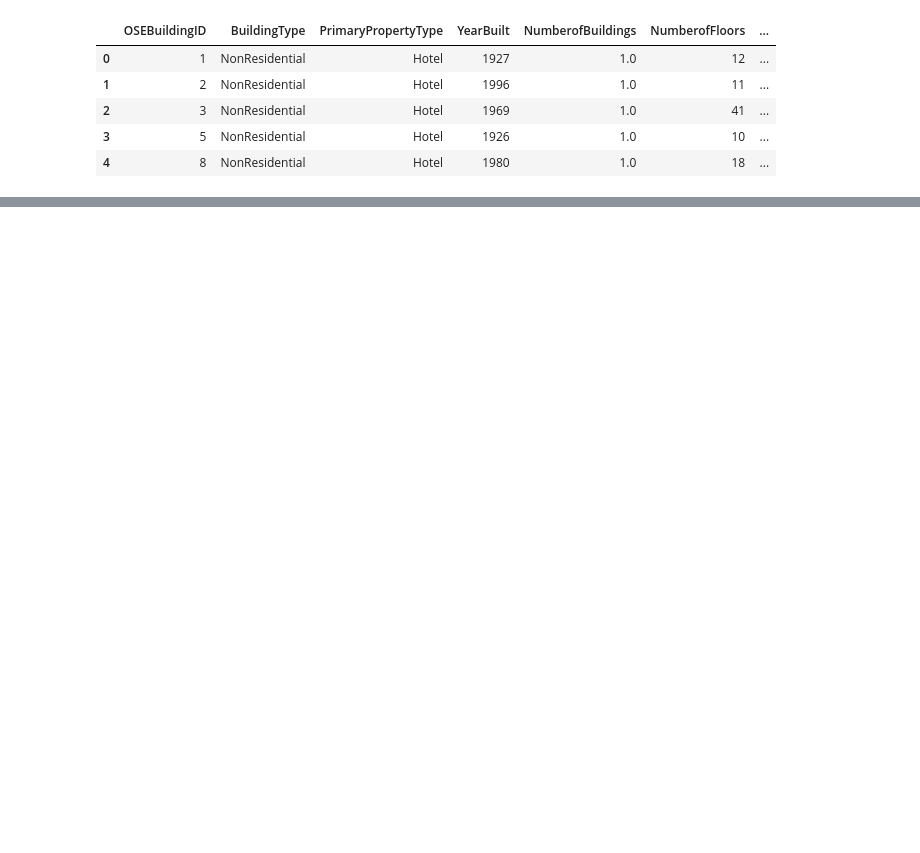
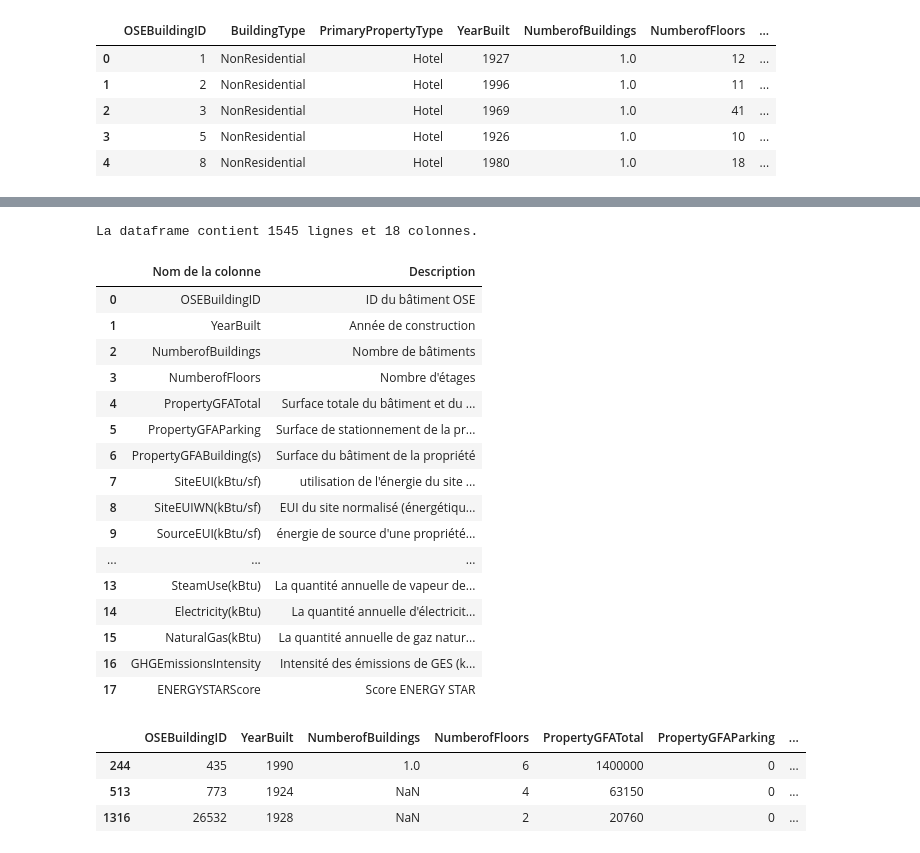
Before and after one commit to Vinyl-237/Anticipez-les-besoins-en-consommation-de-b-timents, a Jupyter notebook: noteBook.ipynb, the cells around one changed output, grey strips where cells are left out. Drawn from its saved outputs; the diff is of its cells as text; code cells hidden in the pictures; blank space fills up the shorter version.

```diff
--- a/noteBook.ipynb
+++ b/noteBook.ipynb
@@ -341,0 +372,35 @@ La dataframe contient 1545 lignes et 22 colonnes.
+# %%
+# Description de la dataframe finale
+descriptionData(data_final)
+# %% [output]
+La dataframe contient 1545 lignes et 18 colonnes.
+# %%
+# Description des variables finales
+data_final_describe = df_description[df_description['Nom de la colonne'].isin(data_final.columns)].reset_index(drop=True)
+data_final_describe
+# %% [output]
+|  | Nom de la colonne | Description |
+| 0 | OSEBuildingID | ID du bâtiment OSE |
+| 1 | YearBuilt | Année de construction |
+| 2 | NumberofBuildings | Nombre de bâtiments |
+| 3 | NumberofFloors | Nombre d'étages |
+| 4 | PropertyGFATotal | Surface totale du bâtiment et du ... |
+| 5 | PropertyGFAParking | Surface de stationnement de la pr... |
+| 6 | PropertyGFABuilding(s) | Surface du bâtiment de la propriété |
+| 7 | SiteEUI(kBtu/sf) | utilisation de l'énergie du site ... |
+| 8 | SiteEUIWN(kBtu/sf) | EUI du site normalisé (énergétiqu... |
+| 9 | SourceEUI(kBtu/sf) | énergie de source d'une propriété... |
+| ... | ... | ... |
+| 13 | SteamUse(kBtu) | La quantité annuelle de vapeur de... |
+| 14 | Electricity(kBtu) | La quantité annuelle d'électricit... |
+| 15 | NaturalGas(kBtu) | La quantité annuelle de gaz natur... |
+| 16 | GHGEmissionsIntensity | Intensité des émissions de GES (k... |
+| 17 | ENERGYSTARScore | Score ENERGY STAR |
+# %%
+# selection des valeurs manquantes d'une variable
+data_final[data_final["SiteEUI(kBtu/sf)"].isnull()]
+# %% [output]
+|  | OSEBuildingID | YearBuilt | NumberofBuildings | NumberofFloors | PropertyGFATotal | PropertyGFAParking | ... |
+| 244 | 435 | 1990 | 1.0 | 6 | 1400000 | 0 | ... |
+| 513 | 773 | 1924 | NaN | 4 | 63150 | 0 | ... |
+| 1316 | 26532 | 1928 | NaN | 2 | 20760 | 0 | ... |
```
Also changed, not shown: parts of 11 cells of this notebook.
